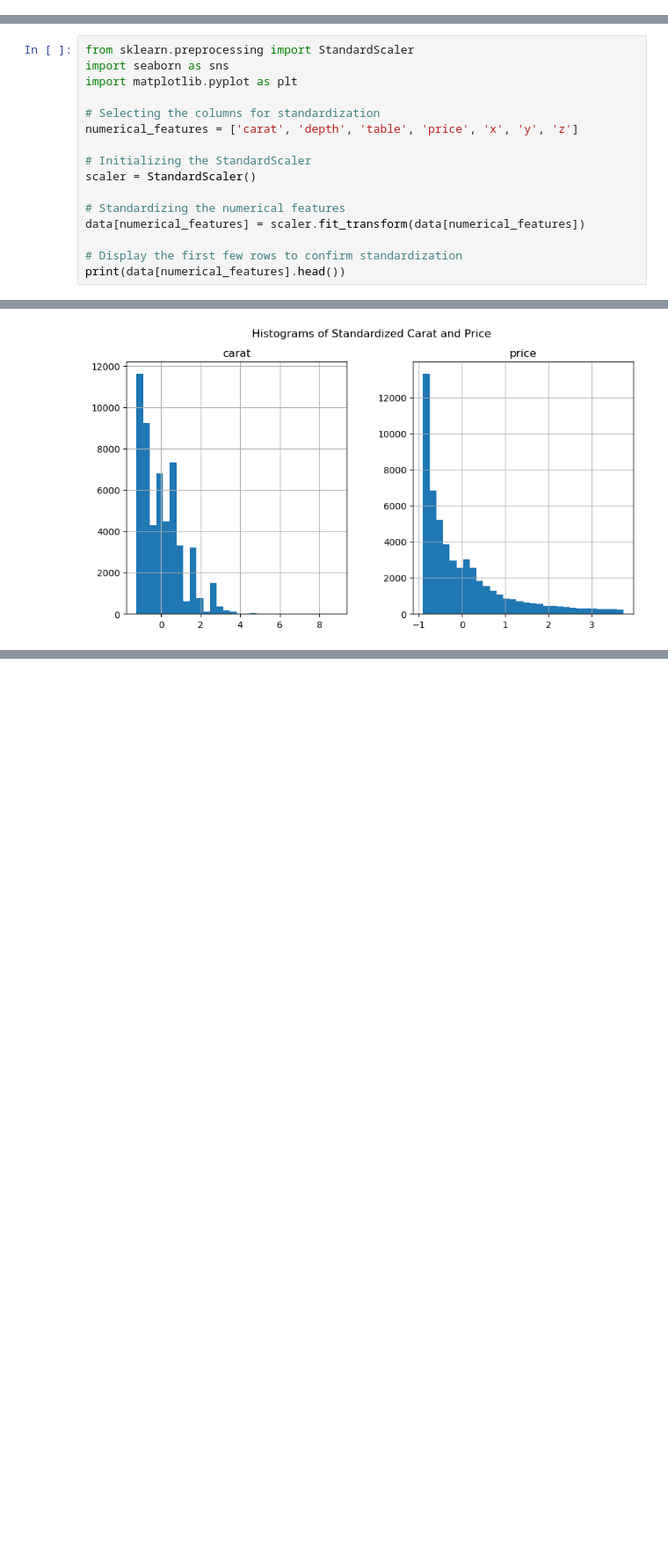
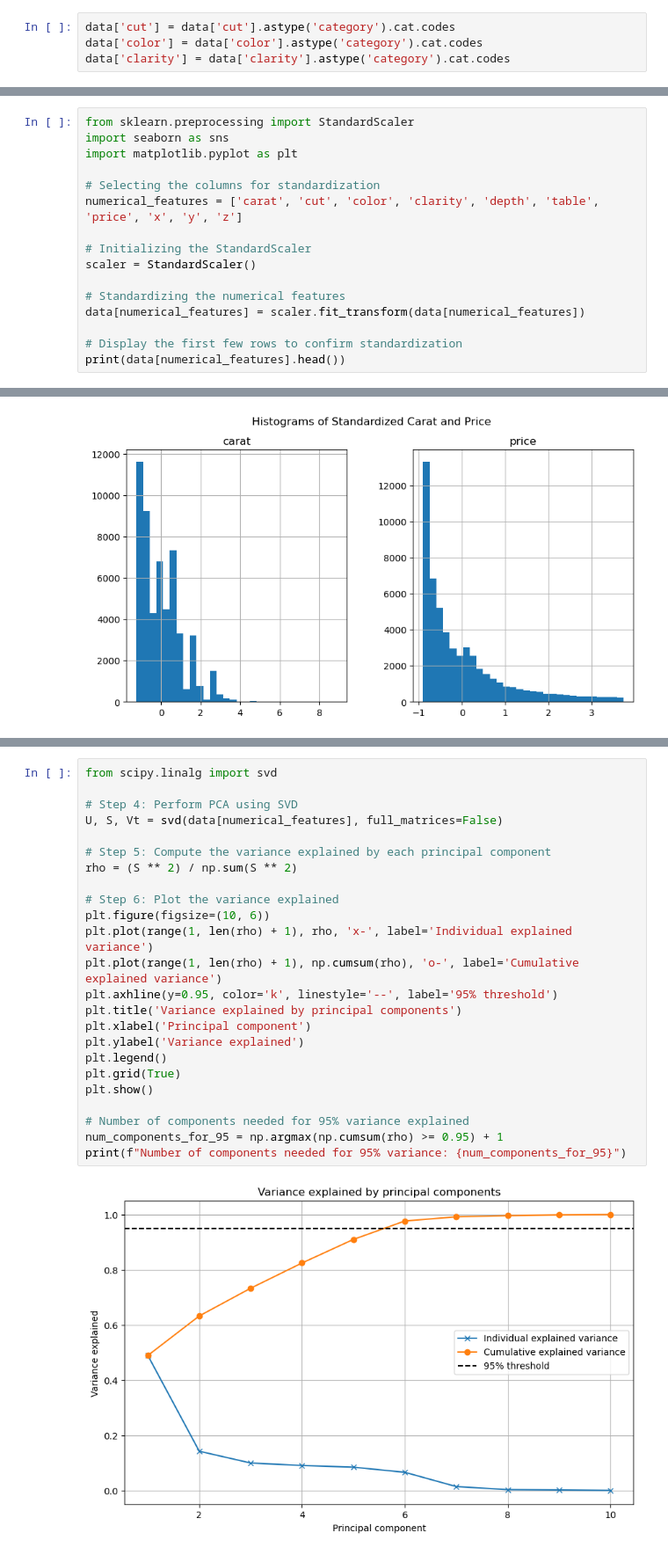
Before and after one commit to ThomasSchiolerH/Machine-Learning-And-Data-Mining, a Jupyter notebook: Project 1/project.ipynb, the cells around one changed output, grey strips where cells are left out. Shown at 88% size. Drawn from its saved outputs; the diff is of its cells as text; blank space fills up the shorter version.

```diff
--- a/Project 1/project.ipynb
+++ b/Project 1/project.ipynb
@@ -93,0 +96,4 @@ plt.show()
+# %%
+data['cut'] = data['cut'].astype('category').cat.codes
+data['color'] = data['color'].astype('category').cat.codes
+data['clarity'] = data['clarity'].astype('category').cat.codes
@@ -99,7 +114,7 @@ import seaborn as sns
 import matplotlib.pyplot as plt
 
 # Selecting the columns for standardization
-numerical_features = ['carat', 'depth', 'table', 'price', 'x', 'y', 'z']
+numerical_features = ['carat', 'cut', 'color', 'clarity', 'depth', 'table', 'price', 'x', 'y', 'z']
 
 # Initializing the StandardScaler
 scaler = StandardScaler()
@@ -221,0 +248,26 @@ plt.show()
+# %%
+from scipy.linalg import svd
+
+# Step 4: Perform PCA using SVD
+U, S, Vt = svd(data[numerical_features], full_matrices=False)
+
+# Step 5: Compute the variance explained by each principal component
+rho = (S ** 2) / np.sum(S ** 2)
+
+# Step 6: Plot the variance explained
+plt.figure(figsize=(10, 6))
+plt.plot(range(1, len(rho) + 1), rho, 'x-', label='Individual explained variance')
+plt.plot(range(1, len(rho) + 1), np.cumsum(rho), 'o-', label='Cumulative explained variance')
+plt.axhline(y=0.95, color='k', linestyle='--', label='95% threshold')
+plt.title('Variance explained by principal components')
+plt.xlabel('Principal component')
+plt.ylabel('Variance explained')
+plt.legend()
+plt.grid(True)
+plt.show()
+
+# Number of components needed for 95% variance explained
+num_components_for_95 = np.argmax(np.cumsum(rho) >= 0.95) + 1
+print(f"Number of components needed for 95% variance: {num_components_for_95}")
+# %% [output]
+[figure, added]
```
Also changed, not shown: parts of 8 cells of this notebook, 1 other file.
